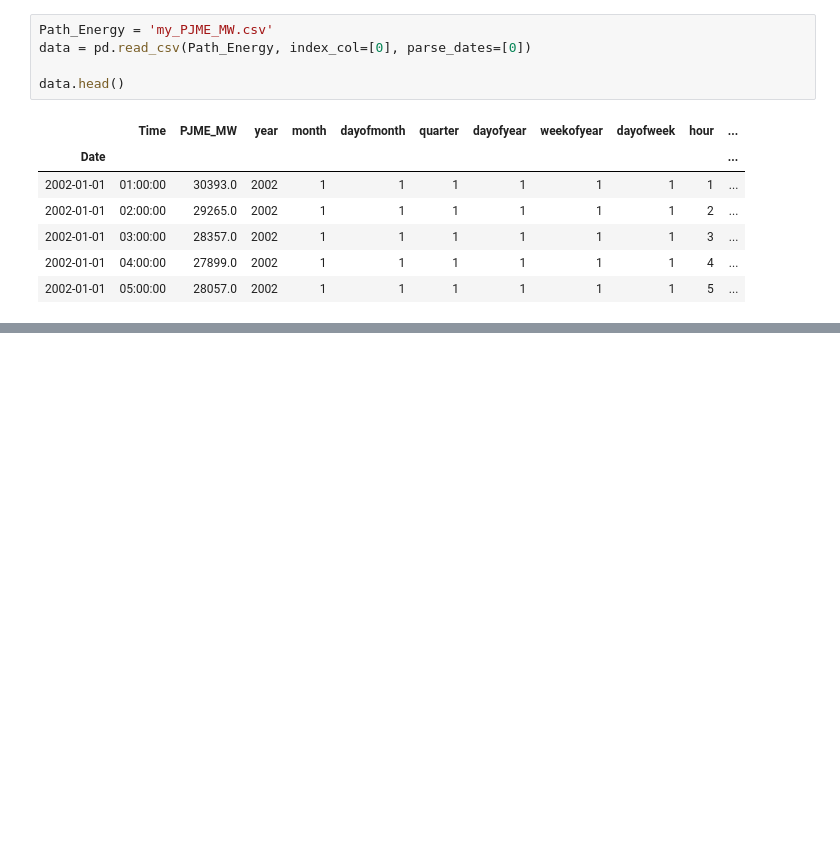
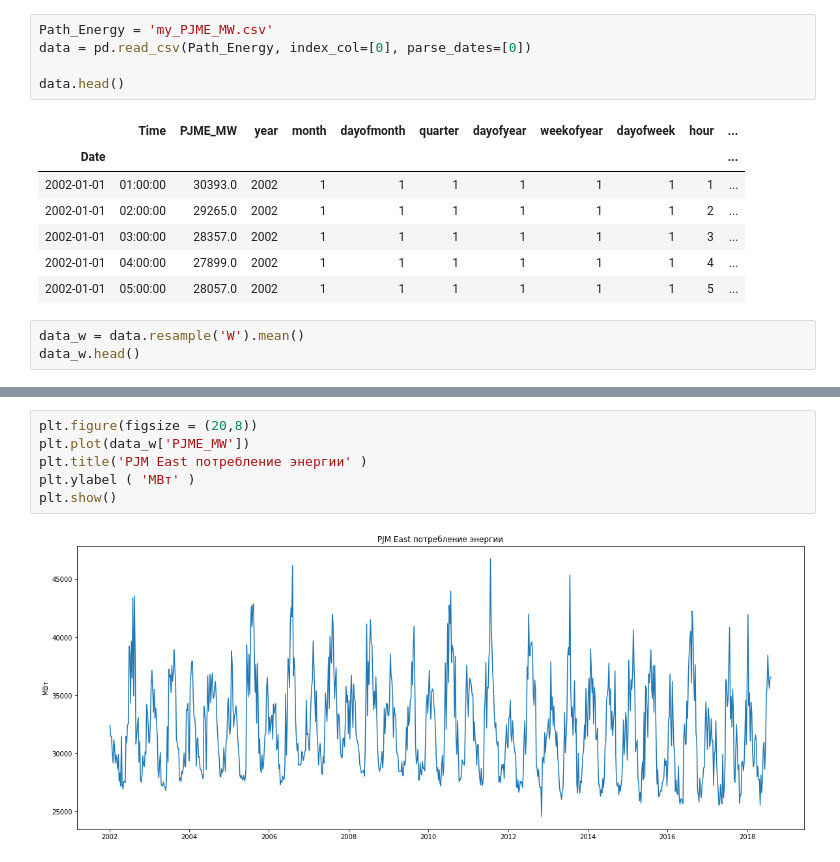
Before and after one commit to lyutov89/ML_in_production, a Jupyter notebook: lesson_4/lesson_4_Time_rows.ipynb, the cells around one changed output, grey strips where cells are left out. Cells and saved outputs as stored; diff of their text form; blank space fills up the shorter version.

```diff
--- a/lesson_4/lesson_4_Time_rows.ipynb
+++ b/lesson_4/lesson_4_Time_rows.ipynb
@@ -36,3 +41,6 @@ data.head()
 | 2002-01-01 | 03:00:00 | 28357.0 | 2002 | 1 | 1 | 1 | 1 | 1 | 1 | 3 | ... |
 | 2002-01-01 | 04:00:00 | 27899.0 | 2002 | 1 | 1 | 1 | 1 | 1 | 1 | 4 | ... |
 | 2002-01-01 | 05:00:00 | 28057.0 | 2002 | 1 | 1 | 1 | 1 | 1 | 1 | 5 | ... |
+# %%
+data_w = data.resample('W').mean()
+data_w.head()
@@ -38,0 +55,8 @@ data.head()
+# %%
+plt.figure(figsize = (20,8))
+plt.plot(data_w['PJME_MW'])
+plt.title('PJM East потребление энергии' )
+plt.ylabel ( 'МВт' )
+plt.show()
+# %% [output]
+[figure, added]
```
Also changed, not shown: parts of 17 cells of this notebook.
